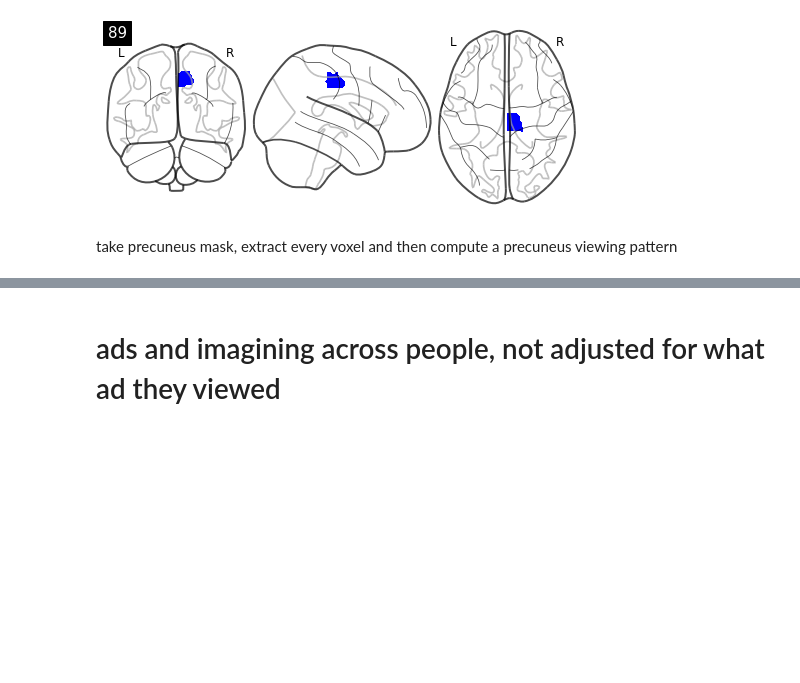
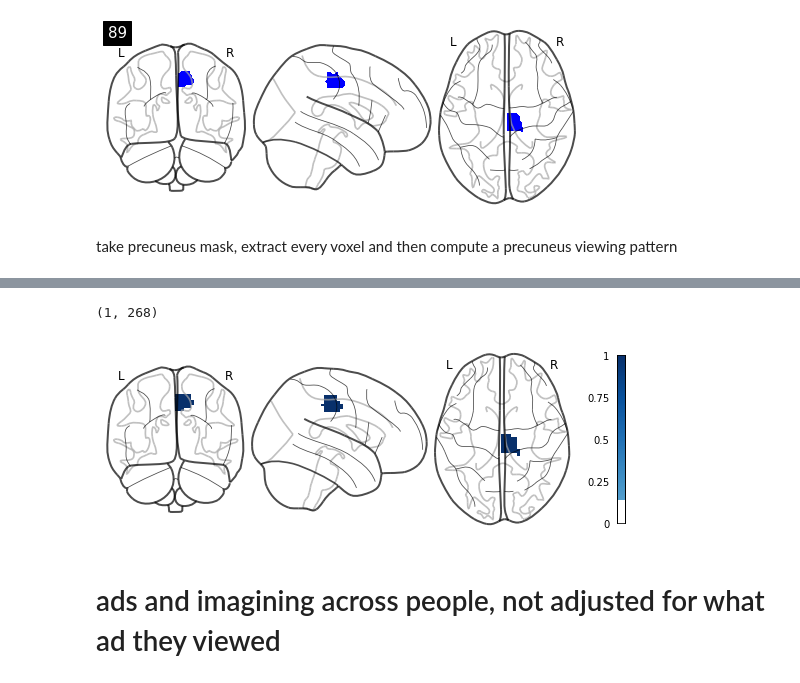
Before and after one commit to shelbywilcox/realcost_memory_isc, a Jupyter notebook: scripts/cmse_analysis_01.ipynb, the cells around one changed output, grey strips where cells are left out. Cells and saved outputs as stored; diff of their text form; code cells hidden in the pictures; blank space fills up the shorter version.

```diff
--- a/scripts/cmse_analysis_01.ipynb
+++ b/scripts/cmse_analysis_01.ipynb
@@ -186,3 +202,20 @@ def check_region(dict, region_num, filepath="../data_realcost/masker/shen_2mm_26
+# %%
+#sanity check for check_region function, minus 1 though! dictionary is 1 indexed, masker is 0 indexed
+r2       = np.zeros((1,268))
+r2[0,88] = 1
+print(r2.shape)
+
+res_img  = shen_masker.inverse_transform(r2);
+plotting.plot_glass_brain(nilearn.image.index_img(res_img,0),
+                          colorbar=True,
+                          annotate = True,
+                          cmap="Blues",
+                          threshold=0.15,
+                          plot_abs=False,
+                         );
+# %% [output]
+(1, 268)
+[figure, added]
 # %% [markdown]
 # ads and imagining across people, not adjusted for what ad they viewed
 # %%
```
Also changed, not shown: parts of 23 cells of this notebook.
